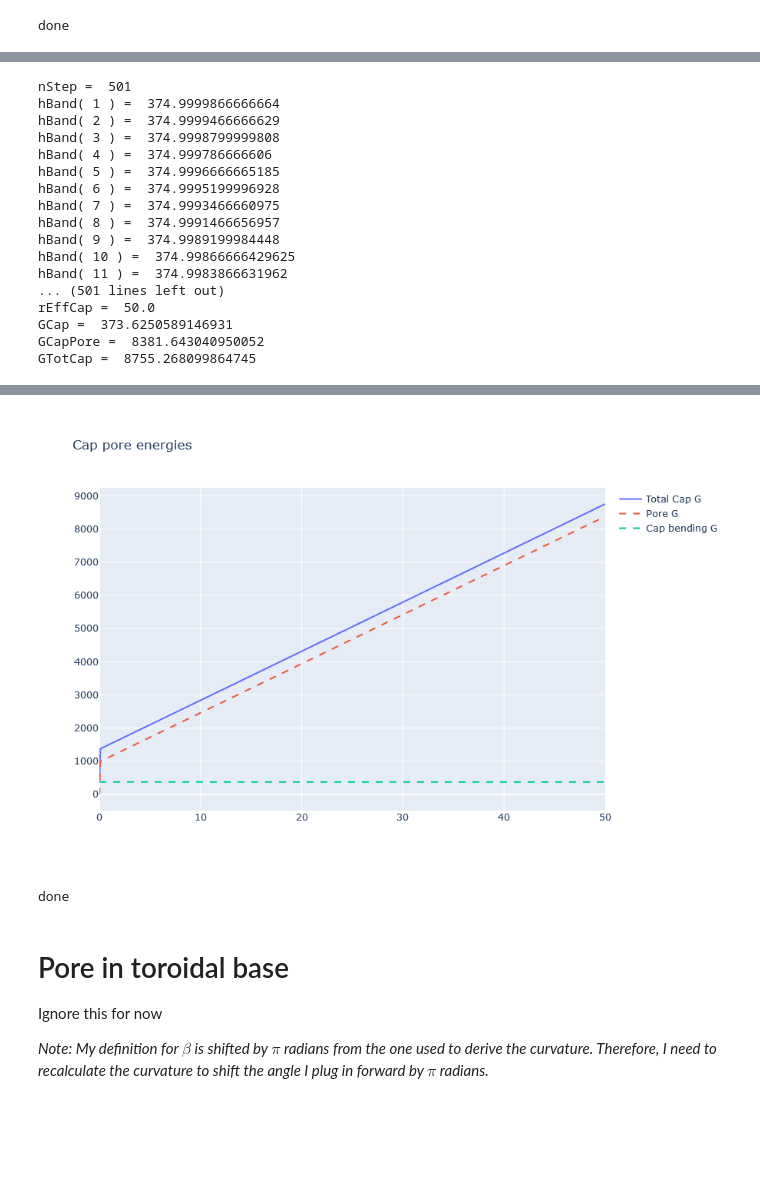
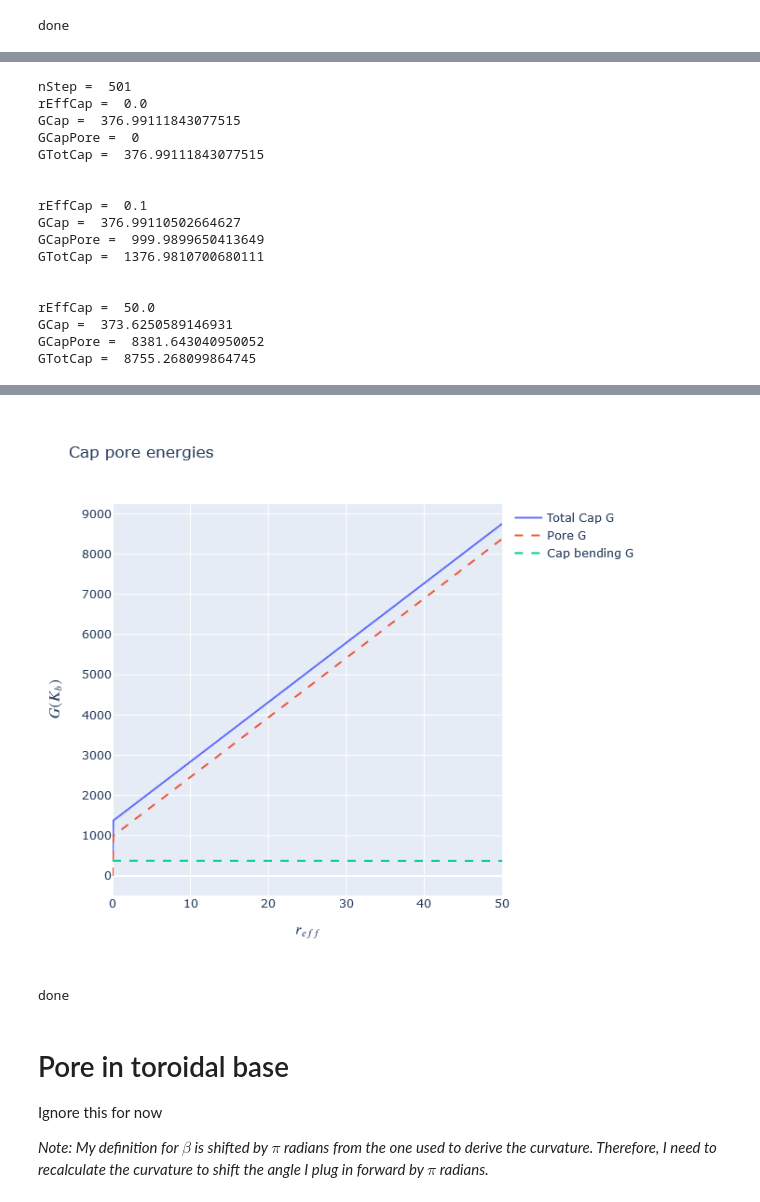
Before and after one commit to csera/Cell_Protrusion_Characterization, a Jupyter notebook: Python/FusionPoreExpanG.ipynb, the cells around one changed output, grey strips where cells are left out. Saved outputs shown, nothing was run; the diff lists cells and outputs as text; code cells hidden in the pictures; blank space fills up the shorter version.

```diff
--- a/Python/FusionPoreExpanG.ipynb
+++ b/Python/FusionPoreExpanG.ipynb
@@ -234,25 +237,25 @@ capGraph.add_trace(go.Scatter(x=rEffCap, y=GCap, name=r"Cap bending G",
                         mode='lines'))
 # Some quick figure styling
 capGraph.update_layout(title="Cap pore energies",
-                  xaxis_title=r"$r_eff$", yaxis_title=r"$G (K_b)$",
+                  xaxis_title=r"$r_{eff}$", yaxis_title=r"$G (K_b)$",
                   autosize=False, width=600, height=600)
 capGraph.show()
 
 print('done')
 # %% [output]
 nStep =  501
-hBand( 1 ) =  374.9999866666664
-hBand( 2 ) =  374.9999466666629
-hBand( 3 ) =  374.9998799999808
-hBand( 4 ) =  374.999786666606
-hBand( 5 ) =  374.9996666665185
-hBand( 6 ) =  374.9995199996928
-hBand( 7 ) =  374.9993466660975
-hBand( 8 ) =  374.9991466656957
-hBand( 9 ) =  374.9989199984448
-hBand( 10 ) =  374.99866666429625
-hBand( 11 ) =  374.9983866631962
-... (501 lines left out)
+rEffCap =  0.0
+GCap =  376.99111843077515
+GCapPore =  0
+GTotCap =  376.99111843077515
+
+
+rEffCap =  0.1
+GCap =  376.99110502664627
+GCapPore =  999.9899650413649
+GTotCap =  1376.9810700680111
+
+
 rEffCap =  50.0
 GCap =  373.6250589146931
 GCapPore =  8381.643040950052
@@ -260,4 +264,4 @@ GTotCap =  8755.268099864745
-[figure, old version]
+[figure, new version]
 done
 # %% [markdown]
 # Pore in toroidal base
```
Also changed, not shown: parts of 2 cells of this notebook.
